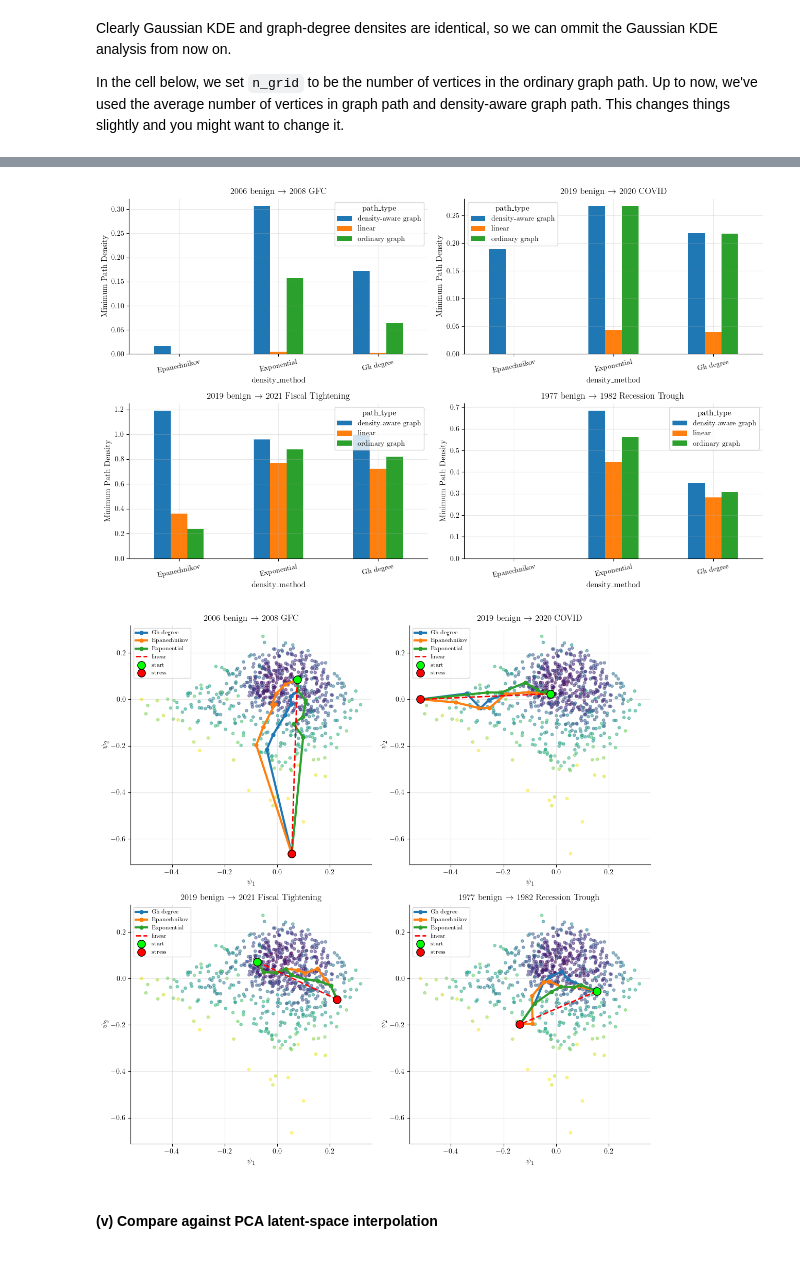
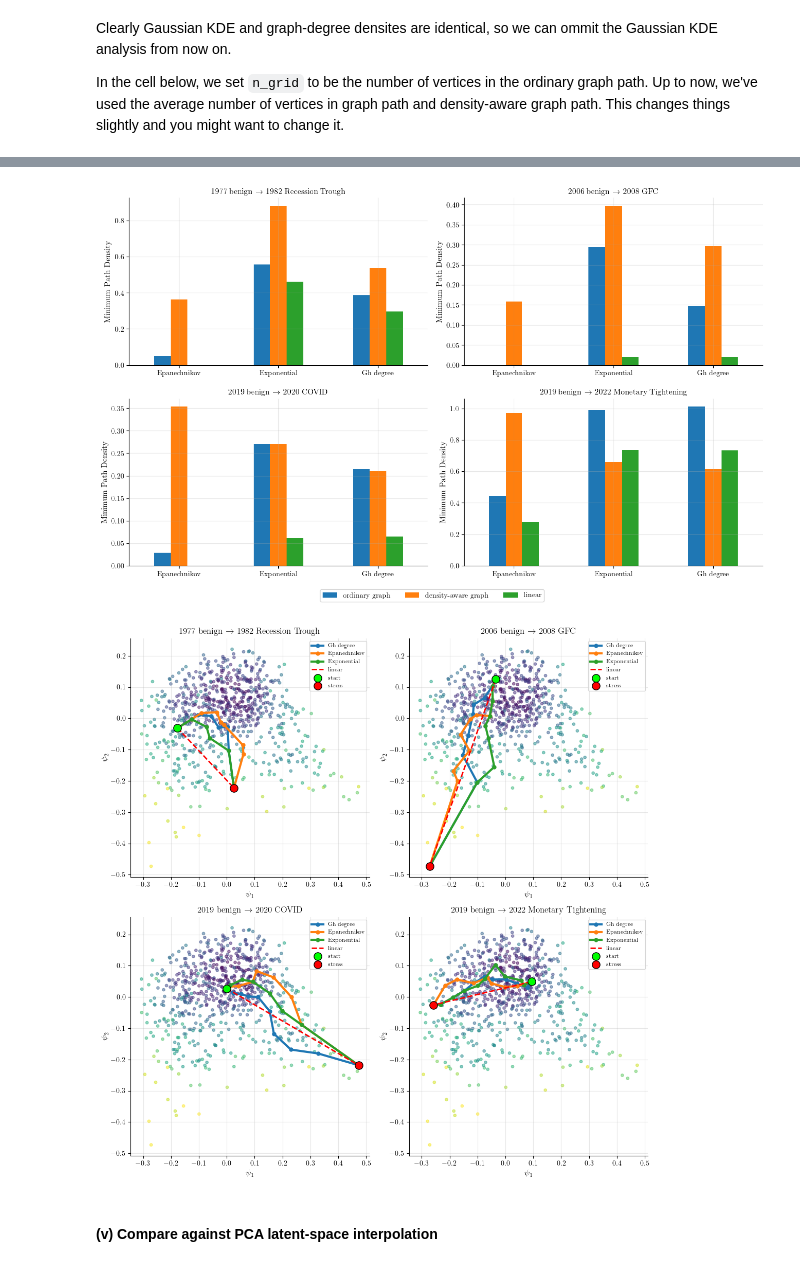
Before and after one commit to adamfowliee/JDKF_Starter, a Jupyter notebook: dissertation_brief/brief_phase8.ipynb, the cells around one changed output, grey strips where cells are left out. Saved outputs shown, nothing was run; the diff lists cells and outputs as text; code cells hidden in the pictures.

```diff
--- a/dissertation_brief/brief_phase8.ipynb
+++ b/dissertation_brief/brief_phase8.ipynb
@@ -144,8 +144,10 @@ N_DIFFUSION_COORDS = 4
 EPS_DIFFUSION = 3
 M_LIFT = 16
 
-endpoint_pairs = {"2006 benign -> 2008 GFC": ("2006-03-01", "2008-10-01"), "2019 benign -> 2020 COVID": ("2019-07-01", "2020-04-01"),
-                  "2019 benign -> 2022 Monetary Tightening": ("2019-04-01", "2022-04-01"), "1977 benign -> 1982 Recession Trough": ("1977-01-01", "1982-07-01")}
+endpoint_pairs = {"1977 benign -> 1982 Recession Trough": ("1977-01-01", "1982-07-01"),
+                  "2006 benign -> 2008 GFC": ("2006-03-01", "2008-10-01"),
+                  "2019 benign -> 2020 COVID": ("2019-07-01", "2020-04-01"),
+                  "2019 benign -> 2022 Monetary Tightening": ("2019-04-01", "2022-04-01")}
 # %%
 df = pd.read_parquet("./datasets/joint_df_quantile.parquet")
 dates = df.index; variables = df.columns[:-1]
@@ -602,9 +609,9 @@ for event, (start_idx, end_idx) in pairs.items():
         density_nodes = Psi[idx_density]
         density_length = latent_path_length(density_nodes)
 
-        paths = {"linear": {"points": gamma_linear, "indices": None, "n_vertices": n_grid, "path_length": linear_length},
-                 "ordinary graph": {"points": ordinary_nodes, "indices": idx_ordinary, "n_vertices": len(idx_ordinary), "path_length": ordinary_length},
-                 "density-aware graph": {"points": density_nodes, "indices": idx_density, "n_vertices": len(idx_density), "path_length": density_length}}
+        paths = {"ordinary graph": {"points": ordinary_nodes, "indices": idx_ordinary, "n_vertices": len(idx_ordinary), "path_length": ordinary_length},
+                 "density-aware graph": {"points": density_nodes, "indices": idx_density, "n_vertices": len(idx_density), "path_length": density_length},
+                 "linear": {"points": gamma_linear, "indices": None, "n_vertices": n_grid, "path_length": linear_length}}
 
         for path_type, path in paths.items():
 
@@ -648,18 +655,53 @@ display(density_comparison_df.round(4))
 # %%
+# Define your preferred order
+path_order = ["ordinary graph", "density-aware graph", "linear"]
+
+# Convert 'path_type' to a ordered Categorical column
+density_comparison_df["path_type"] = pd.Categorical(
+    density_comparison_df["path_type"],
+    categories=path_order,
+    ordered=True
+)
+
 fig, axes = plt.subplots(2, 2, figsize=ps.FIG_QUAD_WD)
 axes_flat = axes.flatten()
 
 for event, ax in zip(pairs.keys(), axes_flat):
     event_df = density_comparison_df[density_comparison_df["event"] == event]
-    event_pivot = event_df.pivot(index="density_method", columns="path_type", values="interior_minimum_density")
-    ax = event_pivot.plot(kind="bar", ax=ax)
-    ax.set_ylabel("Minimum Path Density"); ax.grid(axis="y",alpha=.3)
-    ax.set_title(event.replace("->", r"$\rightarrow$"), fontweight="bold")
-    ax.tick_params(axis='x', labelrotation=12)
 
-plt.tight_layout(); plt.show()
+    # Pivot will now automatically order columns: ordinary -> density-aware -> linear
+    event_pivot = event_df.pivot(
+        index="density_method",
+        columns="path_type",
+        values="interior_minimum_density"
+    )
+
+    event_pivot.plot(kind="bar", ax=ax, legend=False)
+
+    ax.set_ylabel("Minimum Path Density")
+    ax.set_xlabel("")
+    ax.grid(axis="y", alpha=0.3)
+    ax.set_title(event.replace("->", r"$\rightarrow$"), fontweight="bold", fontsize=11)
+    ax.tick_params(axis='x', labelrotation=0)
+
+handles, labels = axes_flat[0].get_legend_handles_labels()
+
+fig.legend(
+    handles,
+    labels,
+    loc="lower center",
+    ncol=3,
+    fontsize=10,
+    frameon=True,
+    bbox_to_anchor=(0.5, -0.02)
+)
+
+plt.tight_layout()
+plt.subplots_adjust(bottom=0.075, hspace=0.2)
+plt.savefig(f'./figures/density_kernel_results.pdf')
+plt.show()
 # %% [output]
-[figure, old version]
+[figure, new version]
 # %%
 summary = []
 fig, axes = plt.subplots(2, 2, figsize=ps.FIG_QUAD_SQ)
@@ -688,7 +730,7 @@ for ax, (name, (s, e)) in zip(axes.flatten(), pairs.items()):
 plt.tight_layout()
 plt.show()
 # %% [output]
-[figure, old version]
+[figure, new version]
 # %% [markdown]
 
 
```
Also changed, not shown: parts of 27 cells of this notebook, 39 other files.
